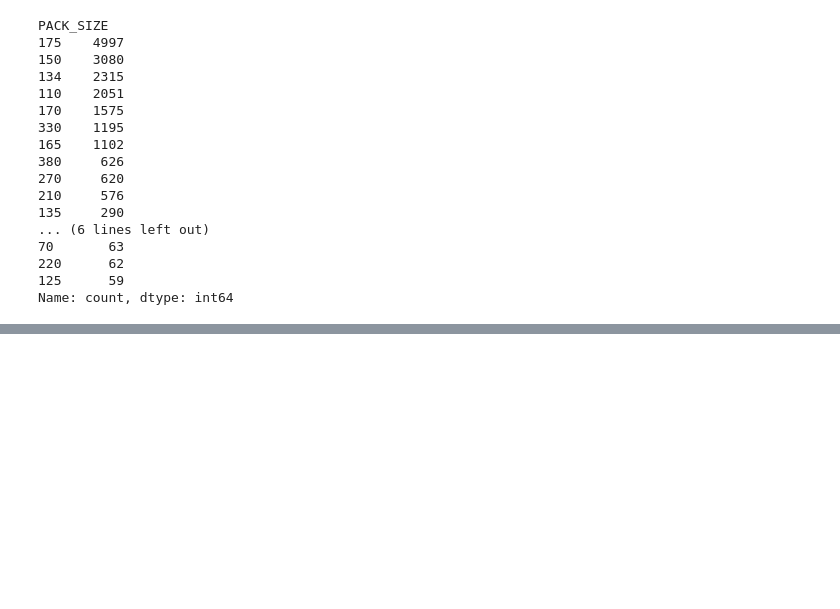
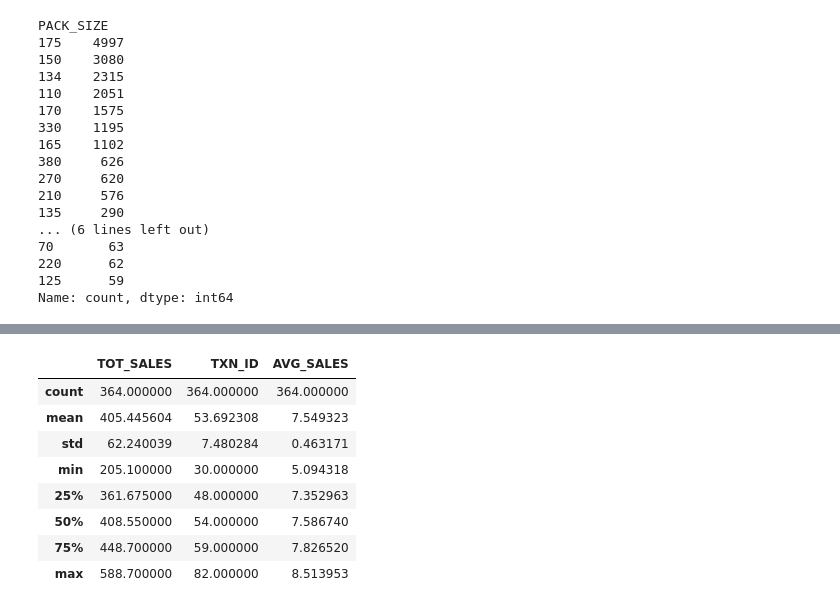
Before and after one commit to Ethan4thewin/Quantium---Chips, a Jupyter notebook: my_nb.ipynb, the cells around one changed output, grey strips where cells are left out. Drawn from its saved outputs; the diff is of its cells as text; code cells hidden in the pictures; blank space fills up the shorter version.

```diff
--- a/my_nb.ipynb
+++ b/my_nb.ipynb
@@ -777,0 +892,12 @@ Prefered packsize is 175g, 150g, 134g, 110g, or 170g.
+# %%
+sales_by_date_MS_YSC.describe()
+# %% [output]
+|  | TOT_SALES | TXN_ID | AVG_SALES |
+| count | 364.000000 | 364.000000 | 364.000000 |
+| mean | 405.445604 | 53.692308 | 7.549323 |
+| std | 62.240039 | 7.480284 | 0.463171 |
+| min | 205.100000 | 30.000000 | 5.094318 |
+| 25% | 361.675000 | 48.000000 | 7.352963 |
+| 50% | 408.550000 | 54.000000 | 7.586740 |
+| 75% | 448.700000 | 59.000000 | 7.826520 |
+| max | 588.700000 | 82.000000 | 8.513953 |
```
Also changed, not shown: parts of 24 cells of this notebook, 1 other file.
